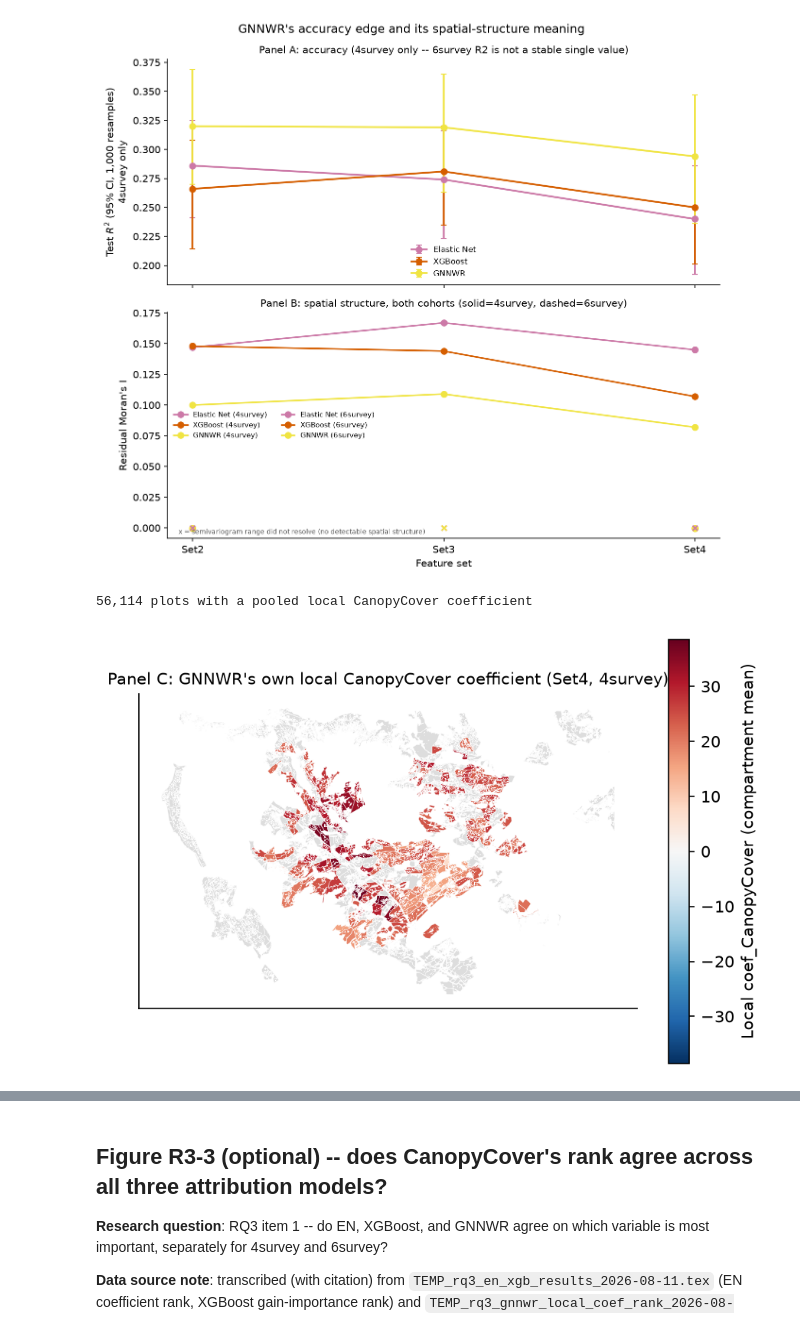
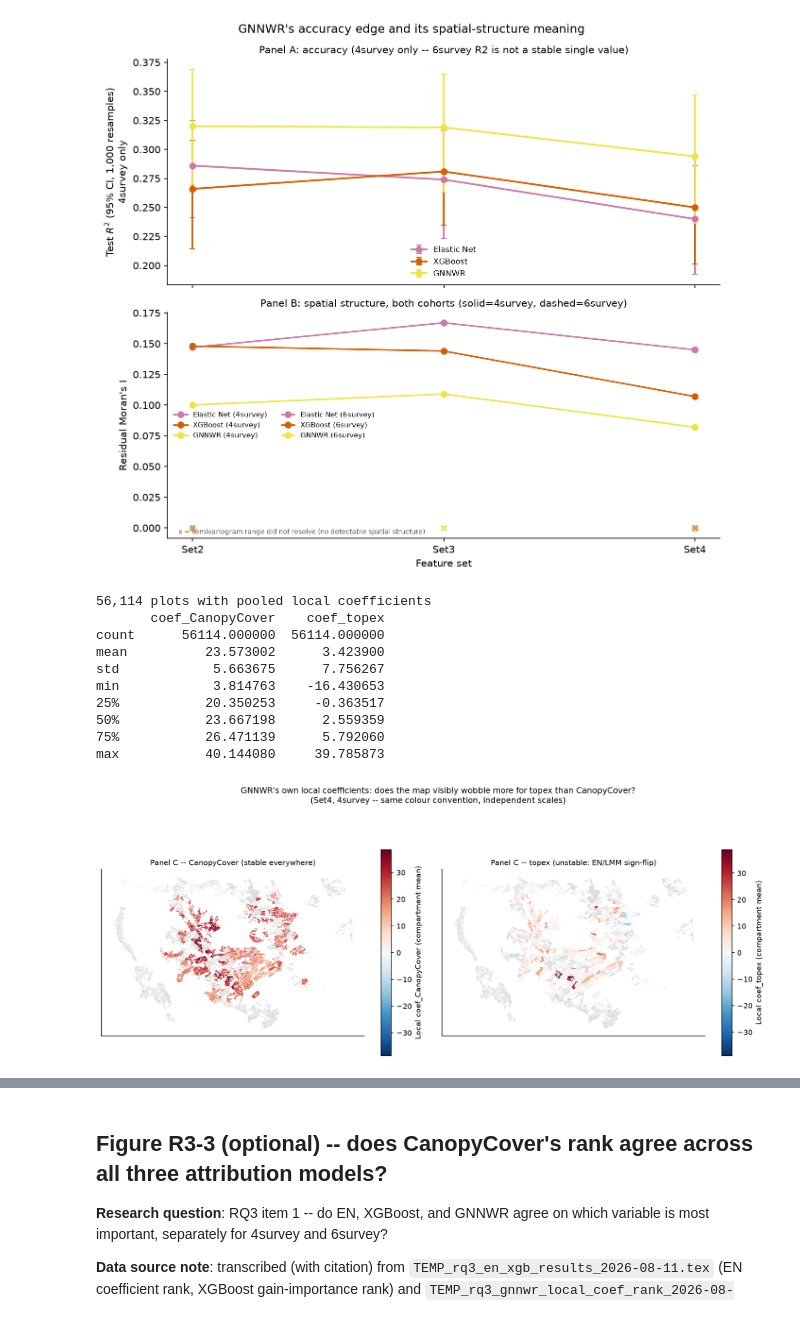
Before and after one commit to shreeyagorasia/forest_diss, a Jupyter notebook: notebooks/results_figures_rq3.ipynb, the cells around one changed output, grey strips where cells are left out. Cells and saved outputs as stored; diff of their text form; code cells hidden in the pictures.

```diff
--- a/notebooks/results_figures_rq3.ipynb
+++ b/notebooks/results_figures_rq3.ipynb
@@ -151,30 +155,52 @@ plt.show()
 # %% [output]
 [figure]
 # %%
-# --- Panel C: pool GNNWR's own local CanopyCover coefficient across the 5 folds, one value per plot ---
+# --- Panel C: pool GNNWR's own local CanopyCover AND topex coefficients across the 5 folds, one
+# value per plot -- CanopyCover is the STABLE variable (agrees across EN/LMM/GNNWR everywhere),
+# topex is the UNSTABLE one (EN vs LMM sign-flip, per Q1) -- mapping them side by side is the
+# direct visual for that cross-cutting "model families disagree informatively" thread, not two
+# unrelated maps. ---
 gnnwr_frames = []
 for fold in range(N_FOLDS):
     p = GNNWR_DIR / f"gnnwr_nested_set4_gated_all_vif_4survey_reffull_fold{fold}of5_test_predictions.csv"
-    fold_df = pd.read_csv(p, usecols=["identification", "cpmt", "x", "y", "coef_CanopyCover"])
+    fold_df = pd.read_csv(p, usecols=["identification", "cpmt", "x", "y", "coef_CanopyCover", "coef_topex"])
     gnnwr_frames.append(fold_df)
 gnnwr_pooled = pd.concat(gnnwr_frames, ignore_index=True).drop_duplicates(subset="identification")
-print(f"{len(gnnwr_pooled):,} plots with a pooled local CanopyCover coefficient")
+print(f"{len(gnnwr_pooled):,} plots with pooled local coefficients")
+print(gnnwr_pooled[["coef_CanopyCover", "coef_topex"]].describe())
 
-compartment_mean_coef = gnnwr_pooled.groupby("cpmt")["coef_CanopyCover"].mean().reset_index()
+compartment_mean_coefs = gnnwr_pooled.groupby("cpmt")[["coef_CanopyCover", "coef_topex"]].mean().reset_index()
 boundaries = load_compartment_boundaries()
-mapped = boundaries.merge(compartment_mean_coef, on="cpmt", how="left")
+mapped = boundaries.merge(compartment_mean_coefs, on="cpmt", how="left")
 
-fig, ax_c = plt.subplots(figsize=(7, 6))
-vmax = mapped["coef_CanopyCover"].abs().max()
-norm = mpl.colors.TwoSlopeNorm(vcenter=0, vmin=-vmax, vmax=vmax)
-mapped.plot(column="coef_CanopyCover", cmap=DIVERGING_CMAP, norm=norm, ax=ax_c,
-            edgecolor="white", linewidth=0.2, missing_kwds={"color": "#DDDDDD"})
-sm = plt.cm.ScalarMappable(cmap=DIVERGING_CMAP, norm=norm)
-fig.colorbar(sm, ax=ax_c, shrink=0.8, label="Local coef_CanopyCover (compartment mean)")
-ax_c.set_title("Panel C: GNNWR's own local CanopyCover coefficient (Set4, 4survey)", fontsize=10)
-ax_c.set_aspect("equal")
-ax_c.set_xticks([]); ax_c.set_yticks([])
+fig, (ax_c1, ax_c2) = plt.subplots(1, 2, figsize=(13, 6))
+for ax, column, title in [
+    (ax_c1, "coef_CanopyCover", "CanopyCover (stable everywhere)"),
+    (ax_c2, "coef_topex", "topex (unstable: EN/LMM sign-flip)"),
+]:
+    vmax = mapped[column].abs().max()
+    norm = mpl.colors.TwoSlopeNorm(vcenter=0, vmin=-vmax, vmax=vmax)
+    mapped.plot(column=column, cmap=DIVERGING_CMAP, norm=norm, ax=ax,
+                edgecolor="white", linewidth=0.2, missing_kwds={"color": "#DDDDDD"})
+    sm = plt.cm.ScalarMappable(cmap=DIVERGING_CMAP, norm=norm)
+    fig.colorbar(sm, ax=ax, shrink=0.75, label=f"Local {column} (compartment mean)")
+    ax.set_title(f"Panel C -- {title}", fontsize=10)
+    ax.set_aspect("equal")
+    ax.set_xticks([]); ax.set_yticks([])
+
+fig.suptitle("GNNWR's own local coefficients: does the map visibly wobble more for topex than CanopyCover?\n"
+             "(Set4, 4survey -- same colour convention, independent scales)", fontsize=11)
+plt.tight_layout()
 plt.show()
 # %% [output]
-56,114 plots with a pooled local CanopyCover coefficient
+56,114 plots with pooled local coefficients
+       coef_CanopyCover    coef_topex
+count      56114.000000  56114.000000
+mean          23.573002      3.423900
+std            5.663675      7.756267
+min            3.814763    -16.430653
+25%           20.350253     -0.363517
+50%           23.667198      2.559359
+75%           26.471139      5.792060
+max           40.144080     39.785873
-[figure, old version]
+[figure, new version]
```
Also changed, not shown: parts of 6 cells of this notebook, 32 other files.
